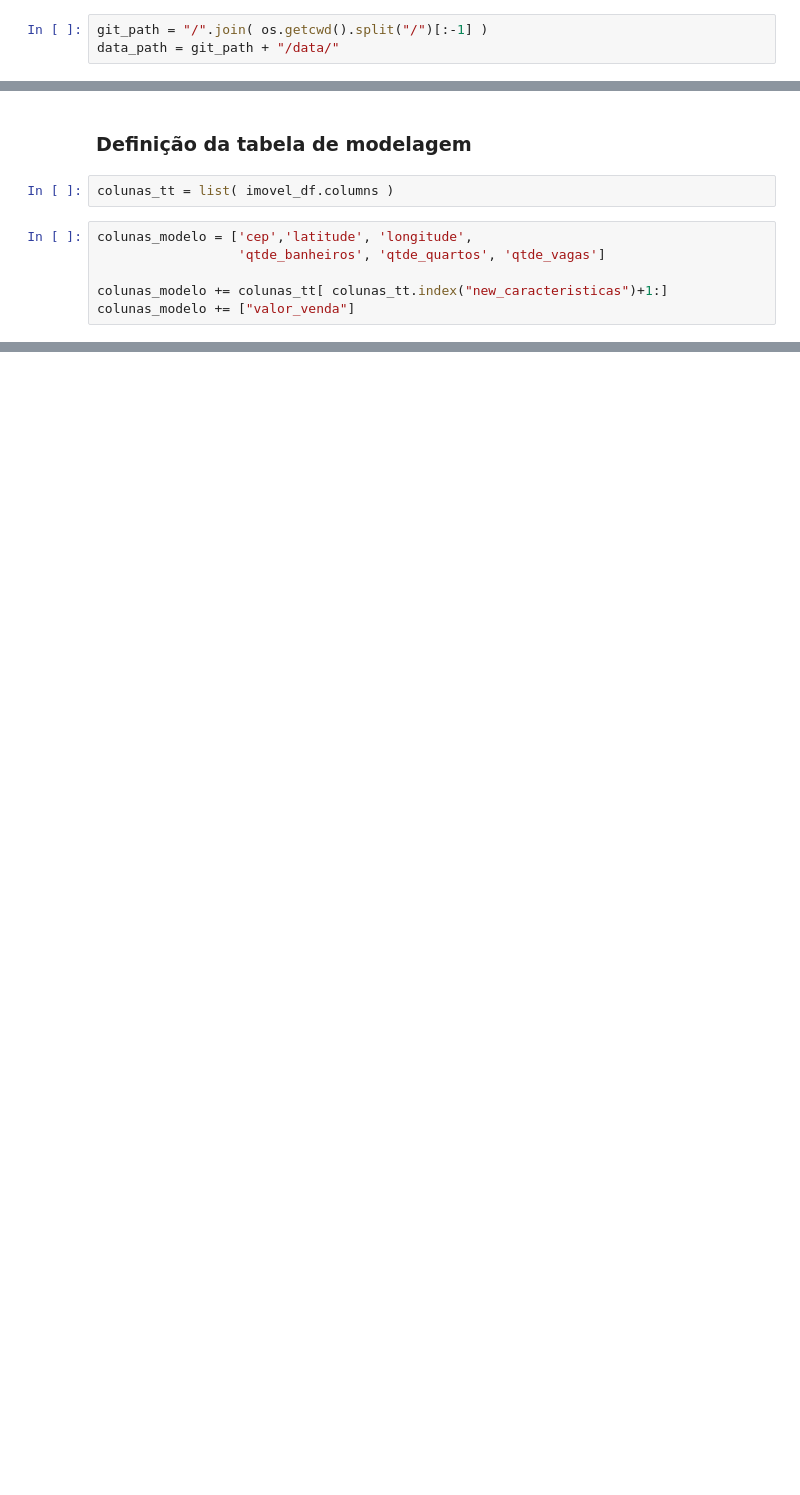
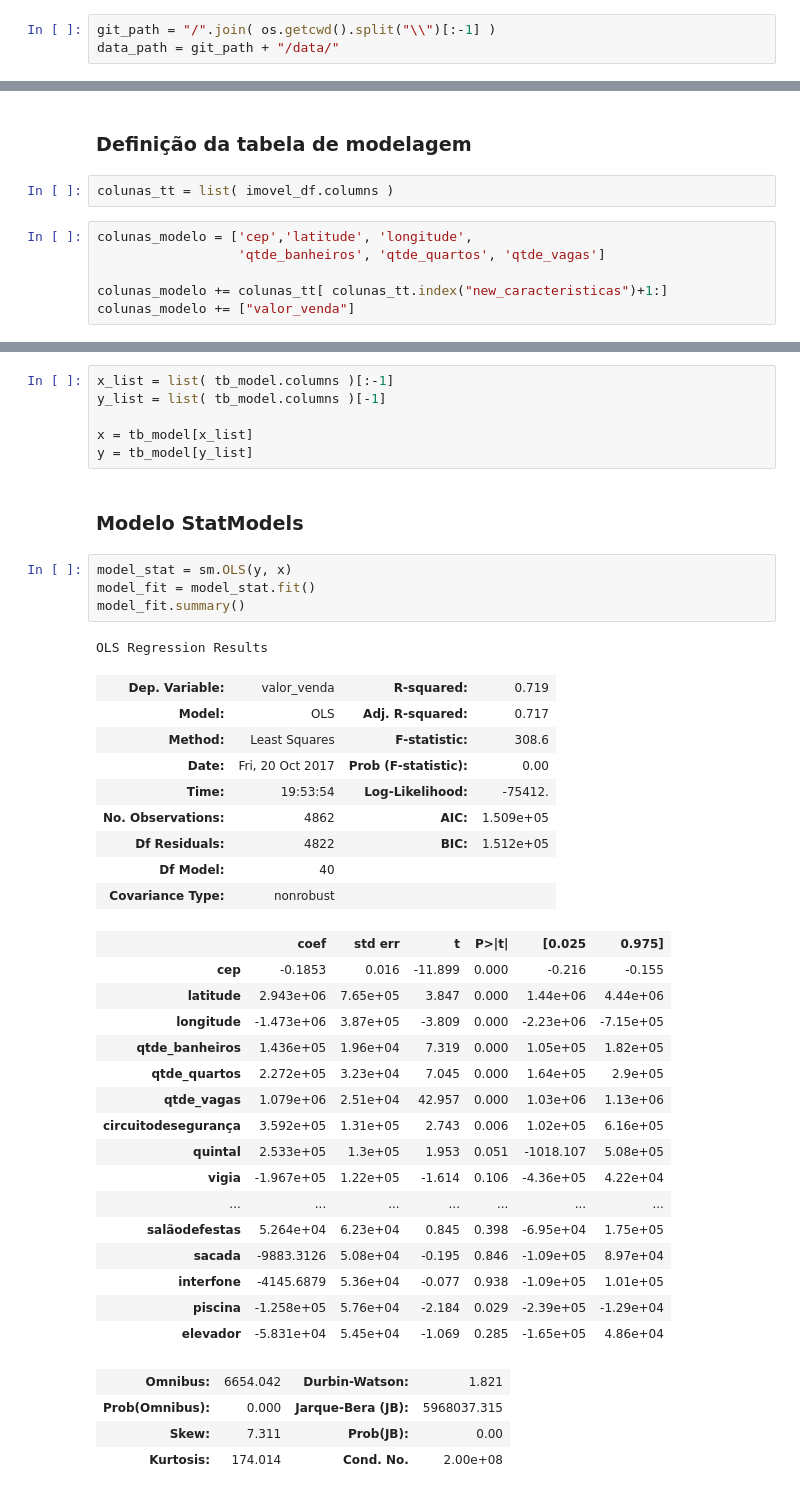
Before and after one commit to TeoCalvo/compy, a Jupyter notebook: scr/Web Scrap & Machine Learning.ipynb, the cells around one changed output, grey strips where cells are left out. Cells and saved outputs as stored; diff of their text form; blank space fills up the shorter version.

```diff
--- a/scr/Web Scrap & Machine Learning.ipynb
+++ b/scr/Web Scrap & Machine Learning.ipynb
@@ -11,7 +15,7 @@ import collections as clt
 # %% [markdown]
 ### Definindo caminhos e arquivos
 # %%
-git_path = "/".join( os.getcwd().split("/")[:-1] )
+git_path = "/".join( os.getcwd().split("\\")[:-1] )
 data_path = git_path + "/data/"
 # %% [markdown]
 ### Importação da base de dados
@@ -83,0 +148,43 @@ tb_model.head()
+# %%
+x_list = list( tb_model.columns )[:-1]
+y_list = list( tb_model.columns )[-1]
+
+x = tb_model[x_list]
+y = tb_model[y_list]
+# %% [markdown]
+### Modelo StatModels
+# %%
+model_stat = sm.OLS(y, x)
+model_fit = model_stat.fit()
+model_fit.summary()
+# %% [output]
+OLS Regression Results
+| Dep. Variable: | valor_venda | R-squared: | 0.719 |
+| Model: | OLS | Adj. R-squared: | 0.717 |
+| Method: | Least Squares | F-statistic: | 308.6 |
+| Date: | Fri, 20 Oct 2017 | Prob (F-statistic): | 0.00 |
+| Time: | 19:53:54 | Log-Likelihood: | -75412. |
+| No. Observations: | 4862 | AIC: | 1.509e+05 |
+| Df Residuals: | 4822 | BIC: | 1.512e+05 |
+| Df Model: | 40 |  |  |
+| Covariance Type: | nonrobust |  |  |
+|  | coef | std err | t | P>|t| | [0.025 | 0.975] |
+| cep | -0.1853 | 0.016 | -11.899 | 0.000 | -0.216 | -0.155 |
+| latitude | 2.943e+06 | 7.65e+05 | 3.847 | 0.000 | 1.44e+06 | 4.44e+06 |
+| longitude | -1.473e+06 | 3.87e+05 | -3.809 | 0.000 | -2.23e+06 | -7.15e+05 |
+| qtde_banheiros | 1.436e+05 | 1.96e+04 | 7.319 | 0.000 | 1.05e+05 | 1.82e+05 |
+| qtde_quartos | 2.272e+05 | 3.23e+04 | 7.045 | 0.000 | 1.64e+05 | 2.9e+05 |
+| qtde_vagas | 1.079e+06 | 2.51e+04 | 42.957 | 0.000 | 1.03e+06 | 1.13e+06 |
+| circuitodesegurança | 3.592e+05 | 1.31e+05 | 2.743 | 0.006 | 1.02e+05 | 6.16e+05 |
+| quintal | 2.533e+05 | 1.3e+05 | 1.953 | 0.051 | -1018.107 | 5.08e+05 |
+| vigia | -1.967e+05 | 1.22e+05 | -1.614 | 0.106 | -4.36e+05 | 4.22e+04 |
+| ... | ... | ... | ... | ... | ... | ... |
+| salãodefestas | 5.264e+04 | 6.23e+04 | 0.845 | 0.398 | -6.95e+04 | 1.75e+05 |
+| sacada | -9883.3126 | 5.08e+04 | -0.195 | 0.846 | -1.09e+05 | 8.97e+04 |
+| interfone | -4145.6879 | 5.36e+04 | -0.077 | 0.938 | -1.09e+05 | 1.01e+05 |
+| piscina | -1.258e+05 | 5.76e+04 | -2.184 | 0.029 | -2.39e+05 | -1.29e+04 |
+| elevador | -5.831e+04 | 5.45e+04 | -1.069 | 0.285 | -1.65e+05 | 4.86e+04 |
+| Omnibus: | 6654.042 | Durbin-Watson: | 1.821 |
+| Prob(Omnibus): | 0.000 | Jarque-Bera (JB): | 5968037.315 |
+| Skew: | 7.311 | Prob(JB): | 0.00 |
+| Kurtosis: | 174.014 | Cond. No. | 2.00e+08 |
```
Also changed, not shown: parts of 16 cells of this notebook, 1 other file.
